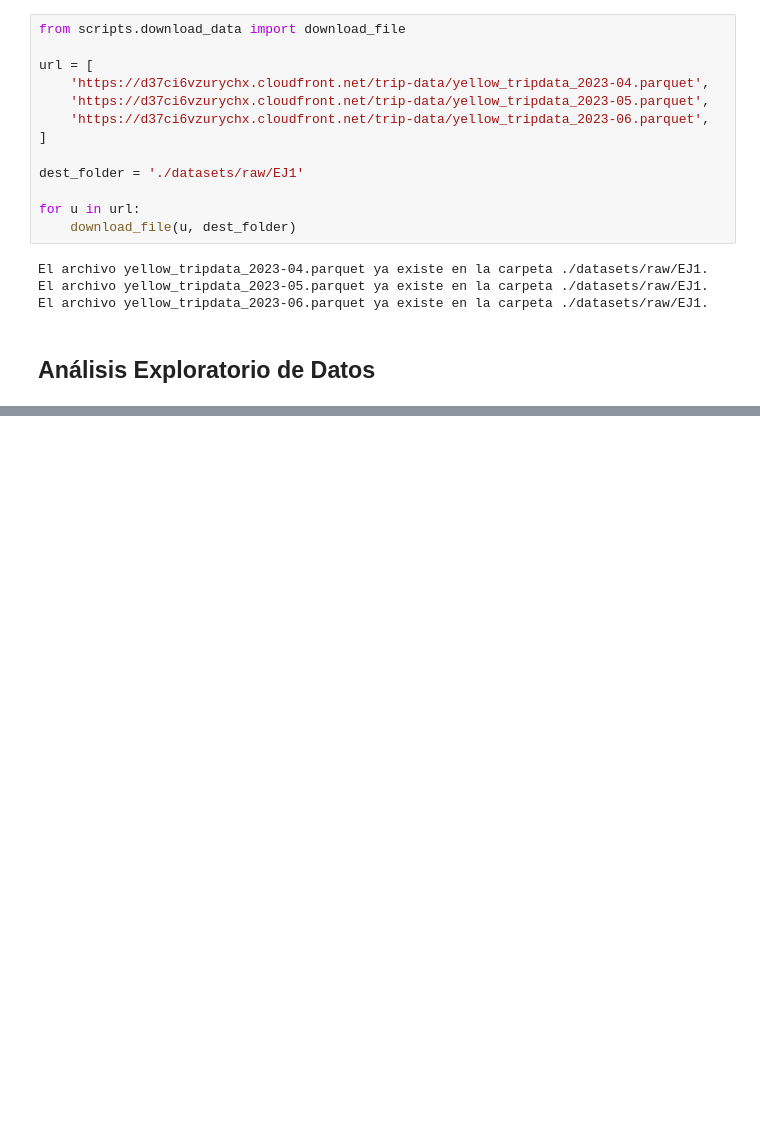
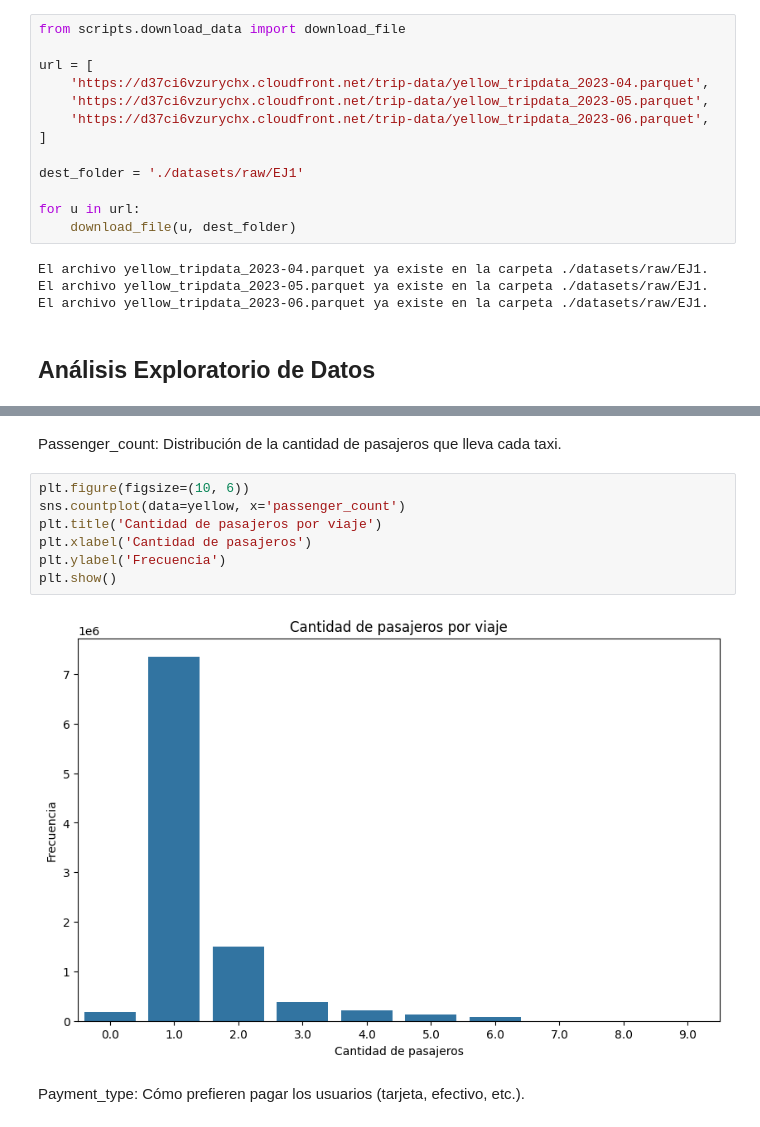
Before and after one commit to lcondoriz/TA047R-2C2024-GRUPO02, a Jupyter notebook: TA047R_TP1_GRUPO02_ENTREGA_EJ1.ipynb, the cells around one changed output, grey strips where cells are left out. Saved outputs shown, nothing was run; the diff lists cells and outputs as text; blank space fills up the shorter version.

```diff
--- a/TA047R_TP1_GRUPO02_ENTREGA_EJ1.ipynb
+++ b/TA047R_TP1_GRUPO02_ENTREGA_EJ1.ipynb
@@ -37,0 +152,13 @@ yellow_april = pd.read_parquet('./datasets/raw/EJ1/yellow_tripdata_2023-04.parqu
+# %% [markdown]
+Passenger_count: Distribución de la cantidad de pasajeros que lleva cada taxi.
+# %%
+plt.figure(figsize=(10, 6))
+sns.countplot(data=yellow, x='passenger_count')
+plt.title('Cantidad de pasajeros por viaje')
+plt.xlabel('Cantidad de pasajeros')
+plt.ylabel('Frecuencia')
+plt.show()
+# %% [output]
+[figure, added]
+# %% [markdown]
+Payment_type: Cómo prefieren pagar los usuarios (tarjeta, efectivo, etc.).
```
Also changed, not shown: parts of 39 cells of this notebook.
